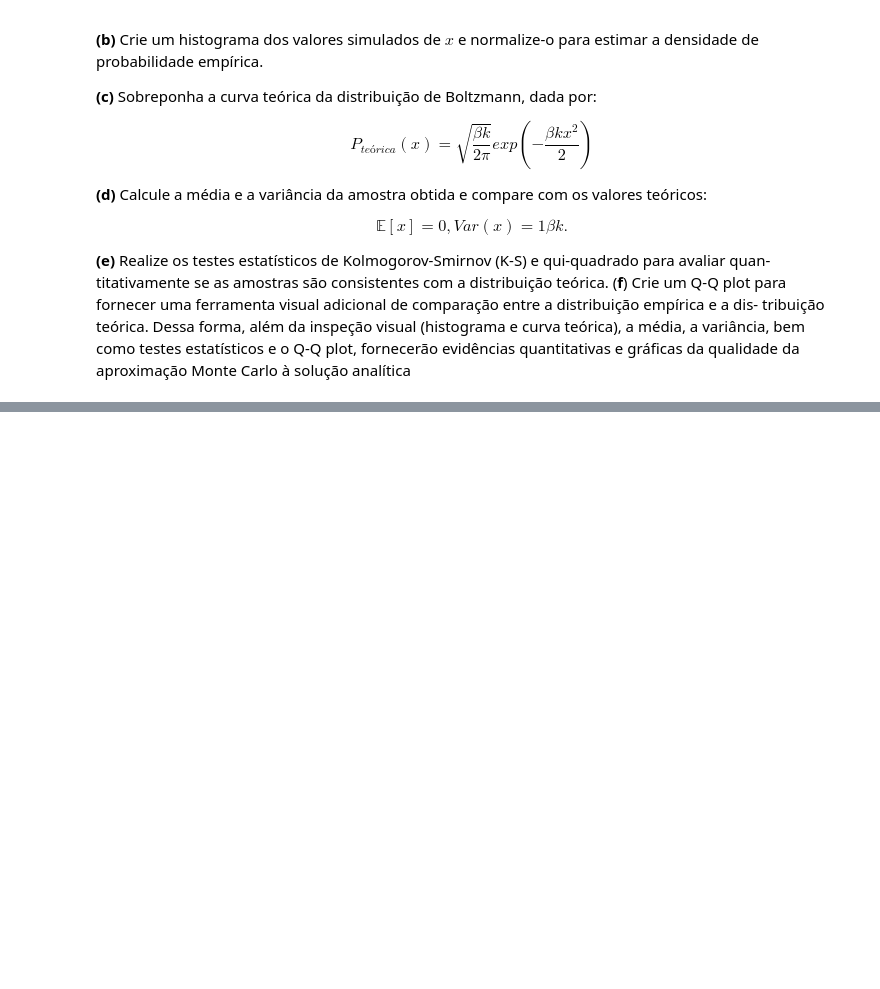
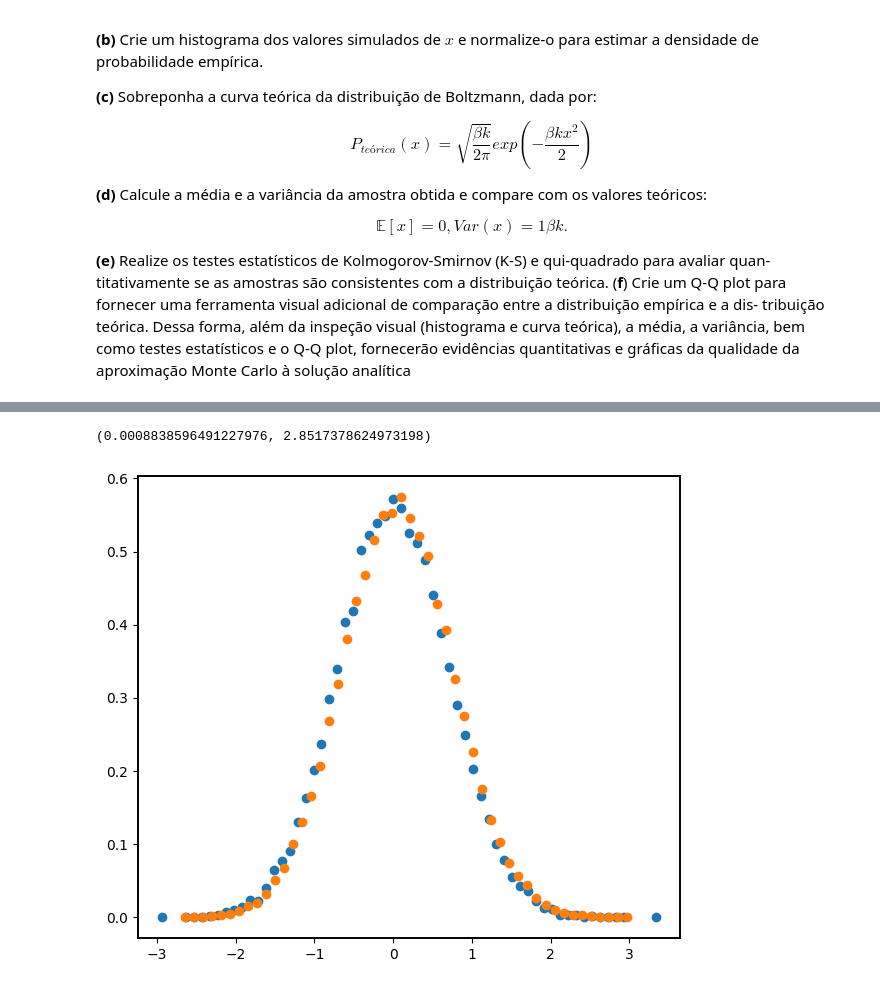
Before and after one commit to JuniorAlencar/TopFisTeo2024.2, a Jupyter notebook: Lista_1/questões/Question1.ipynb, the cells around one changed output, grey strips where cells are left out. Saved outputs shown, nothing was run; the diff lists cells and outputs as text; code cells hidden in the pictures; blank space fills up the shorter version.

```diff
--- a/Lista_1/questões/Question1.ipynb
+++ b/Lista_1/questões/Question1.ipynb
@@ -109,0 +131,22 @@ plt.show()
+# %%
+e = sum([k*Pk for k,Pk in zip(k_data, Pk_data)])/len(k_data)
+var = sum([(k-e)**2 for k in k_data])/(len(k_data)-1)
+e, var
+# %% [output]
+(0.0008838596491227976, 2.8517378624973198)
+# %%
+A = np.histogram(samples, bins=50, density=True)
+#print(A[1])
+# Determina largura da gaussiana
+a = 5
+n_samples = 50000
+# Retorna lista de valores aceitos
+samples = rejection_sampling(a, n_samples)
+k_data, Pk_data = distribution_data(samples, a)
+
+fig = plt.subplots(figsize=(7, 6))
+plt.plot(k_data, Pk_data,'o')
+plt.plot(A[1][1:], A[0],'o')
+plt.show()
+# %% [output]
+[figure, added]
```
Also changed, not shown: parts of 12 cells of this notebook, 3 other files.
